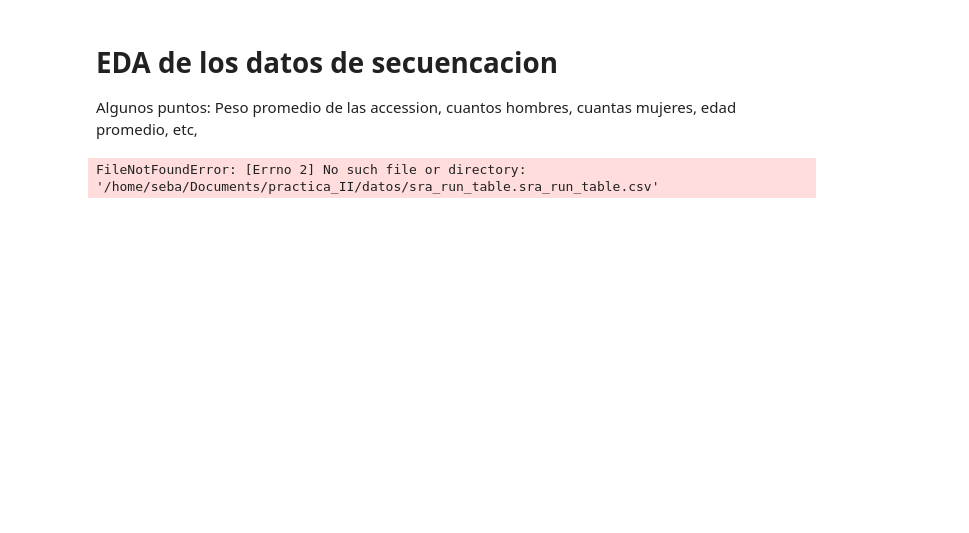
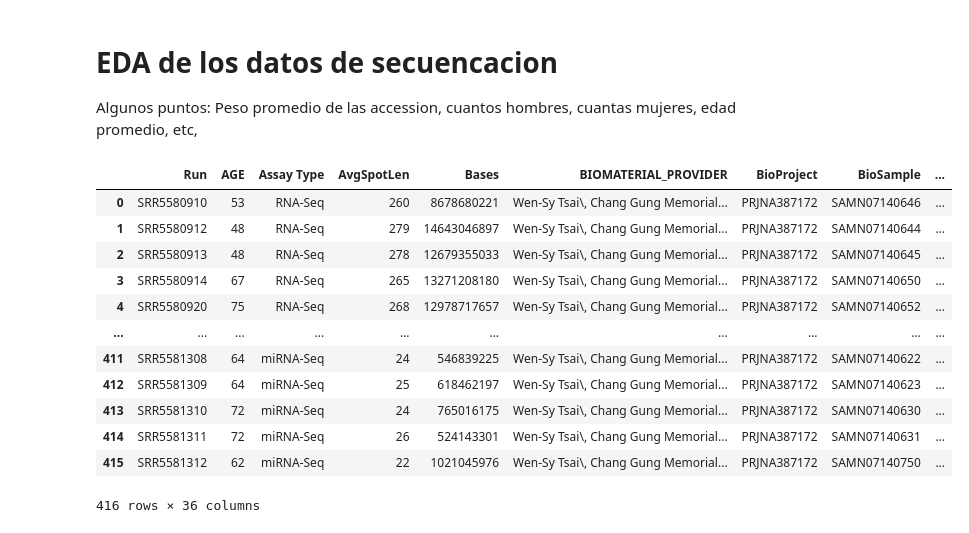
Before and after one commit to sbustamante21/practica_II, a Jupyter notebook: eda_datos.ipynb, the cells around one changed output. Saved outputs shown, nothing was run; the diff lists cells and outputs as text; code cells hidden in the pictures; blank space fills up the shorter version.

```diff
--- a/eda_datos.ipynb
+++ b/eda_datos.ipynb
@@ -5,15 +5,27 @@ Peso promedio de las accession, cuantos hombres, cuantas mujeres, edad promedio,
 # %%
 # Importar paquetes importantes
 import pandas as pd
 import seaborn as sns
 import matplotlib.pyplot as plt
 import warnings
 warnings.filterwarnings('ignore')
 import plotly.express as px
 import numpy as np
 
 # Leer el dataset
-df = pd.read_csv("")
+df = pd.read_csv("https://raw.githubusercontent.com/sbustamante21/practica_II/refs/heads/main/datos/sra_run_table.csv")
 df
 # %% [output]
+|  | Run | AGE | Assay Type | AvgSpotLen | Bases | BIOMATERIAL_PROVIDER | BioProject | BioSample | ... |
+| 0 | SRR5580910 | 53 | RNA-Seq | 260 | 8678680221 | Wen-Sy Tsai\, Chang Gung Memorial... | PRJNA387172 | SAMN07140646 | ... |
+| 1 | SRR5580912 | 48 | RNA-Seq | 279 | 14643046897 | Wen-Sy Tsai\, Chang Gung Memorial... | PRJNA387172 | SAMN07140644 | ... |
+| 2 | SRR5580913 | 48 | RNA-Seq | 278 | 12679355033 | Wen-Sy Tsai\, Chang Gung Memorial... | PRJNA387172 | SAMN07140645 | ... |
+| 3 | SRR5580914 | 67 | RNA-Seq | 265 | 13271208180 | Wen-Sy Tsai\, Chang Gung Memorial... | PRJNA387172 | SAMN07140650 | ... |
+| 4 | SRR5580920 | 75 | RNA-Seq | 268 | 12978717657 | Wen-Sy Tsai\, Chang Gung Memorial... | PRJNA387172 | SAMN07140652 | ... |
+| ... | ... | ... | ... | ... | ... | ... | ... | ... | ... |
+| 411 | SRR5581308 | 64 | miRNA-Seq | 24 | 546839225 | Wen-Sy Tsai\, Chang Gung Memorial... | PRJNA387172 | SAMN07140622 | ... |
+| 412 | SRR5581309 | 64 | miRNA-Seq | 25 | 618462197 | Wen-Sy Tsai\, Chang Gung Memorial... | PRJNA387172 | SAMN07140623 | ... |
+| 413 | SRR5581310 | 72 | miRNA-Seq | 24 | 765016175 | Wen-Sy Tsai\, Chang Gung Memorial... | PRJNA387172 | SAMN07140630 | ... |
+| 414 | SRR5581311 | 72 | miRNA-Seq | 26 | 524143301 | Wen-Sy Tsai\, Chang Gung Memorial... | PRJNA387172 | SAMN07140631 | ... |
+| 415 | SRR5581312 | 62 | miRNA-Seq | 22 | 1021045976 | Wen-Sy Tsai\, Chang Gung Memorial... | PRJNA387172 | SAMN07140750 | ... |
-FileNotFoundError: [Errno 2] No such file or directory: '/home/seba/Documents/practica_II/datos/sra_run_table.sra_run_table.csv'
+416 rows × 36 columns
```
Also changed, not shown: parts of 13 cells of this notebook, 52 other files.
